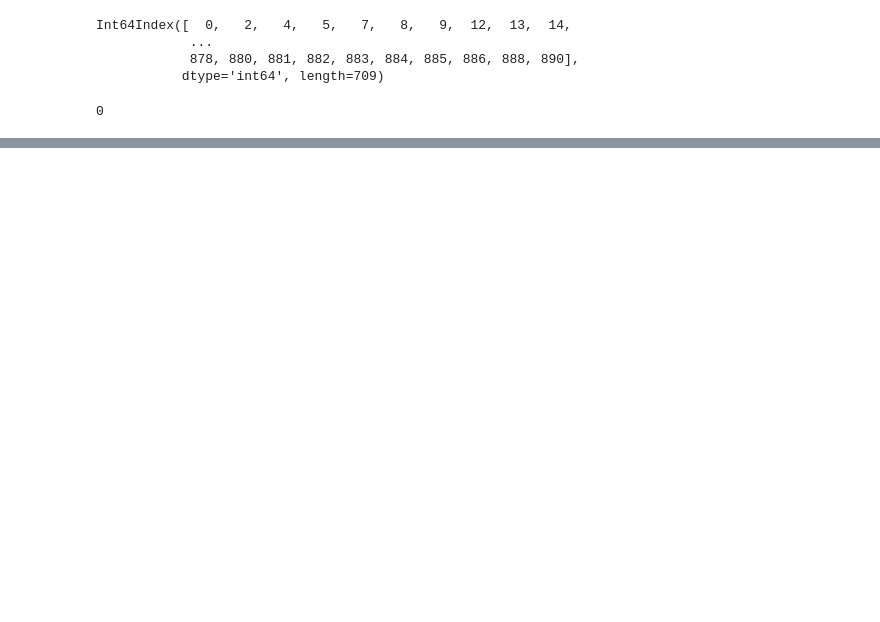
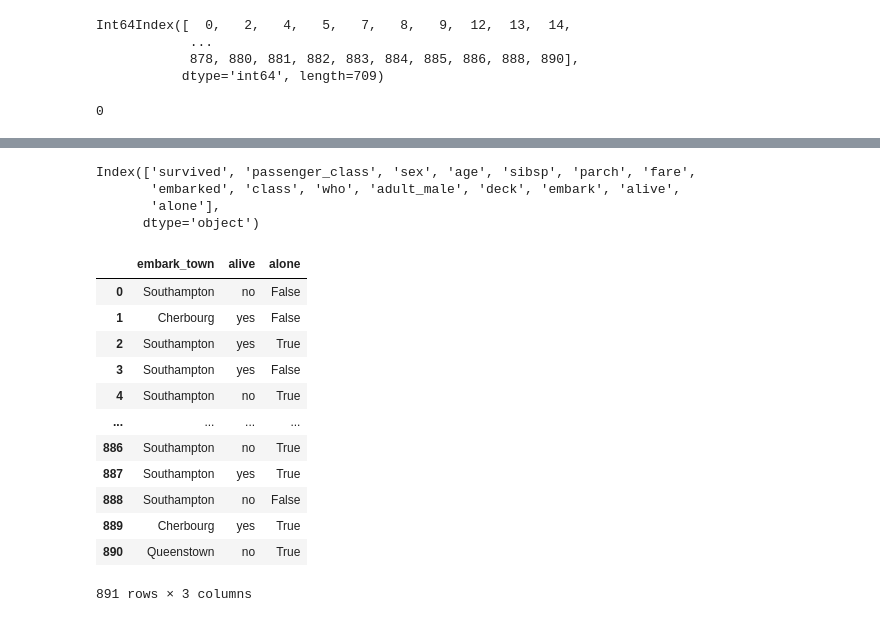
Before and after one commit to Yayawak/Matplotlib-learn-project, a Jupyter notebook: Basic pandas/clean-missing_data/missing_data_deal.ipynb, the cells around one changed output, grey strips where cells are left out. Drawn from its saved outputs; the diff is of its cells as text; code cells hidden in the pictures; blank space fills up the shorter version.

```diff
--- a/Basic pandas/clean-missing_data/missing_data_deal.ipynb
+++ b/Basic pandas/clean-missing_data/missing_data_deal.ipynb
@@ -177,0 +221,27 @@ df.age.isnull().sum()
+# %%
+df = df.rename(columns={
+    'embark_town':'embark',
+    'pclass': 'passenger_class'
+})
+df.columns
+# %% [output]
+Index(['survived', 'passenger_class', 'sex', 'age', 'sibsp', 'parch', 'fare',
+       'embarked', 'class', 'who', 'adult_male', 'deck', 'embark', 'alive',
+       'alone'],
+      dtype='object')
+# %%
+df_del
+# %% [output]
+|  | embark_town | alive | alone |
+| 0 | Southampton | no | False |
+| 1 | Cherbourg | yes | False |
+| 2 | Southampton | yes | True |
+| 3 | Southampton | yes | False |
+| 4 | Southampton | no | True |
+| ... | ... | ... | ... |
+| 886 | Southampton | no | True |
+| 887 | Southampton | yes | True |
+| 888 | Southampton | no | False |
+| 889 | Cherbourg | yes | True |
+| 890 | Queenstown | no | True |
+891 rows × 3 columns
```
Also changed, not shown: parts of 17 cells of this notebook, 8 other files.
